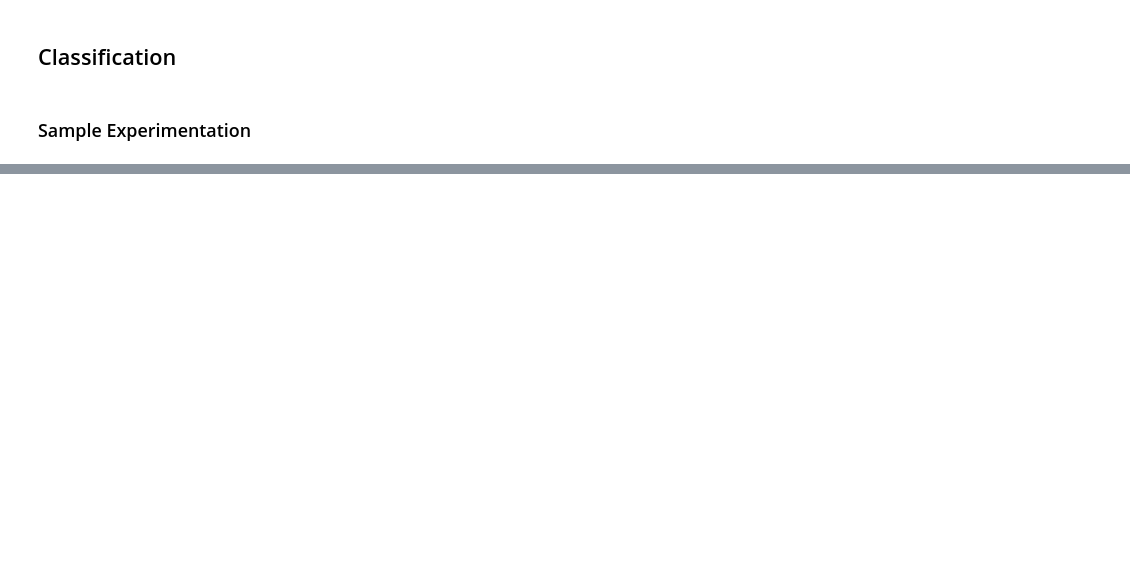
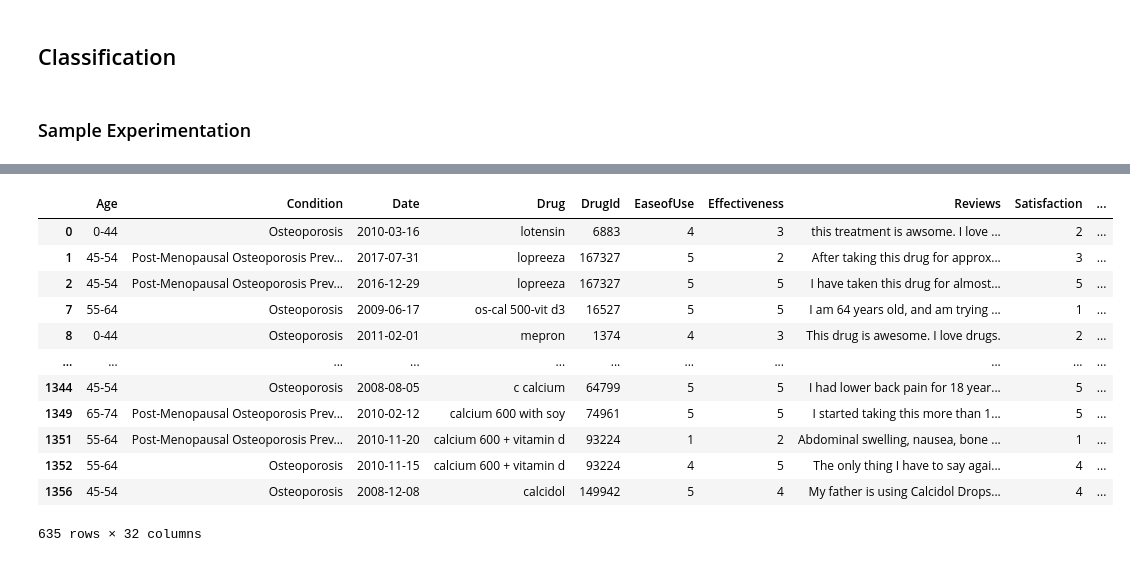
Before and after one commit to woonsupkim/DrugReview, a Jupyter notebook: Woon_after_Classification.ipynb, the cells around one changed output, grey strips where cells are left out. Cells and saved outputs as stored; diff of their text form; code cells hidden in the pictures; blank space fills up the shorter version.

```diff
--- a/Woon_after_Classification.ipynb
+++ b/Woon_after_Classification.ipynb
@@ -248,0 +208,2 @@ df.to_csv('data/updated_df.csv')
+# %%
+df['max'] = df[['limb pain_m', 'gastrointestinal_m', 'dental_m', 'cardiac_m', 'dermatological_m', 'respiratory_m', 'weight gain and loss_m', 'headache_m']].max(axis=1)
@@ -248,0 +286,17 @@ df.to_csv('data/updated_df.csv')
+# %%
+df2 = df[df['max'] < 0.8]
+df2
+# %% [output]
+|  | Age | Condition | Date | Drug | DrugId | EaseofUse | Effectiveness | Reviews | Satisfaction | ... |
+| 0 | 0-44 | Osteoporosis | 2010-03-16 | lotensin | 6883 | 4 | 3 | this treatment is awsome. I love ... | 2 | ... |
+| 1 | 45-54 | Post-Menopausal Osteoporosis Prev... | 2017-07-31 | lopreeza | 167327 | 5 | 2 | After taking this drug for approx... | 3 | ... |
+| 2 | 45-54 | Post-Menopausal Osteoporosis Prev... | 2016-12-29 | lopreeza | 167327 | 5 | 5 | I have taken this drug for almost... | 5 | ... |
+| 7 | 55-64 | Osteoporosis | 2009-06-17 | os-cal 500-vit d3 | 16527 | 5 | 5 | I am 64 years old, and am trying ... | 1 | ... |
+| 8 | 0-44 | Osteoporosis | 2011-02-01 | mepron | 1374 | 4 | 3 | This drug is awesome. I love drugs. | 2 | ... |
+| ... | ... | ... | ... | ... | ... | ... | ... | ... | ... | ... |
+| 1344 | 45-54 | Osteoporosis | 2008-08-05 | c calcium | 64799 | 5 | 5 | I had lower back pain for 18 year... | 5 | ... |
+| 1349 | 65-74 | Post-Menopausal Osteoporosis Prev... | 2010-02-12 | calcium 600 with soy | 74961 | 5 | 5 | I started taking this more than 1... | 5 | ... |
+| 1351 | 55-64 | Post-Menopausal Osteoporosis Prev... | 2010-11-20 | calcium 600 + vitamin d | 93224 | 1 | 2 | Abdominal swelling, nausea, bone ... | 1 | ... |
+| 1352 | 55-64 | Osteoporosis | 2010-11-15 | calcium 600 + vitamin d | 93224 | 4 | 5 | The only thing I have to say agai... | 4 | ... |
+| 1356 | 45-54 | Osteoporosis | 2008-12-08 | calcidol | 149942 | 5 | 4 | My father is using Calcidol Drops... | 4 | ... |
+635 rows × 32 columns
```
Also changed, not shown: parts of 16 cells of this notebook.
